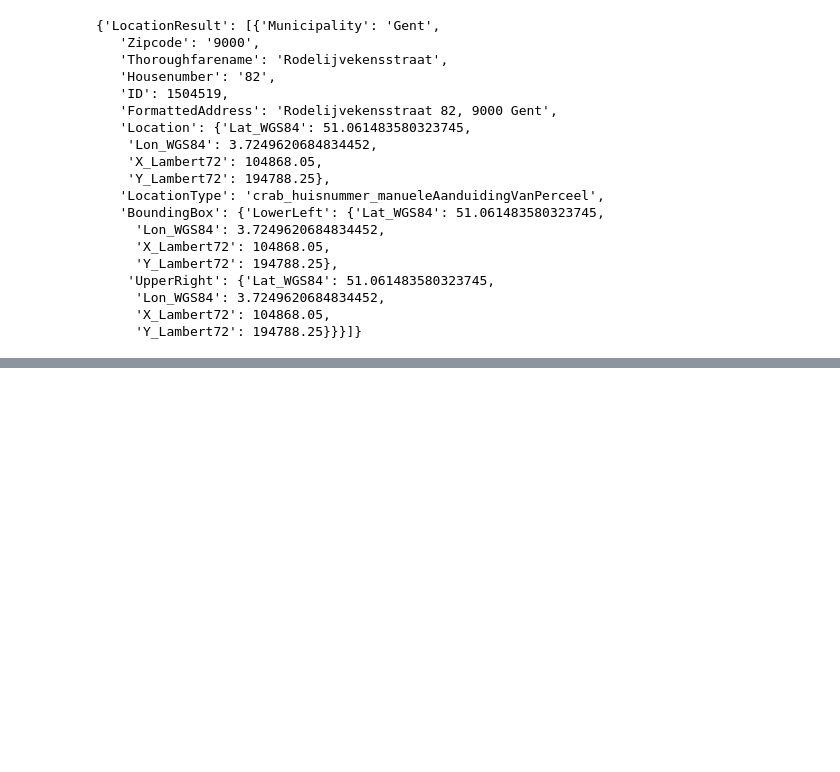
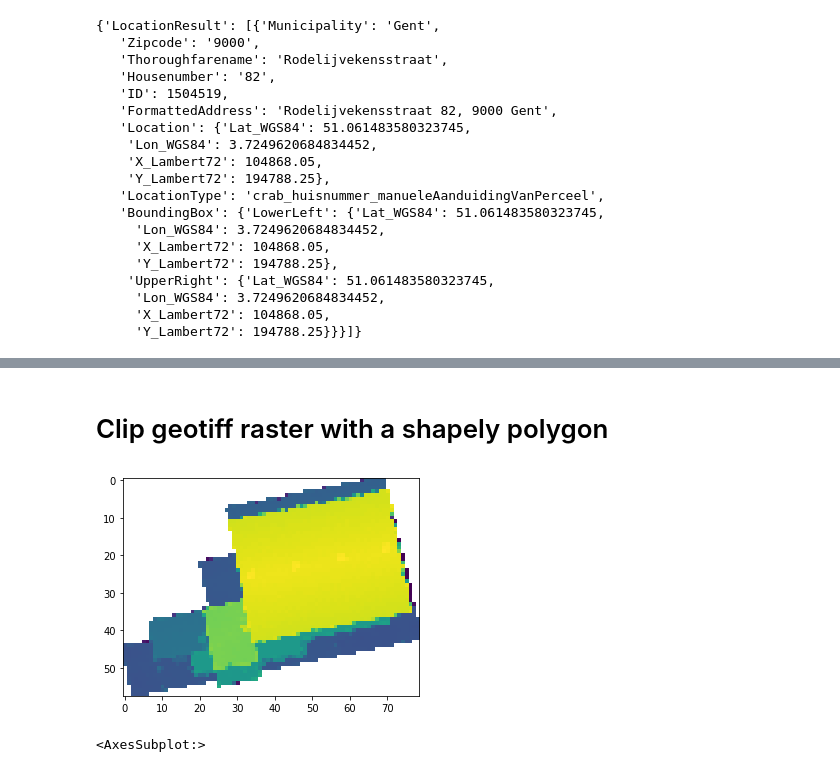
Before and after one commit to kpranke/3D_houses, a Jupyter notebook: 3D Houses.ipynb, the cells around one changed output, grey strips where cells are left out. Saved outputs shown, nothing was run; the diff lists cells and outputs as text; code cells hidden in the pictures; blank space fills up the shorter version.

```diff
--- a/3D Houses.ipynb
+++ b/3D Houses.ipynb
@@ -664,0 +563,2 @@ TypeError: Warp() takes 2 positional arguments but 3 were given
+# %% [markdown]
+# Clip geotiff raster with a shapely polygon
@@ -664,0 +576,7 @@ TypeError: Warp() takes 2 positional arguments but 3 were given
+# %%
+dsm_clip = rioxarray.open_rasterio("C:/Users/kasia/pyproj/3D_houses/shapefiles/test/DSM_clip2.tif", masked = True)
+# %%
+show(dsm_clip)
+# %% [output]
+[figure, added]
+<AxesSubplot:>
```
Also changed, not shown: parts of 48 cells of this notebook, 1 other file.
